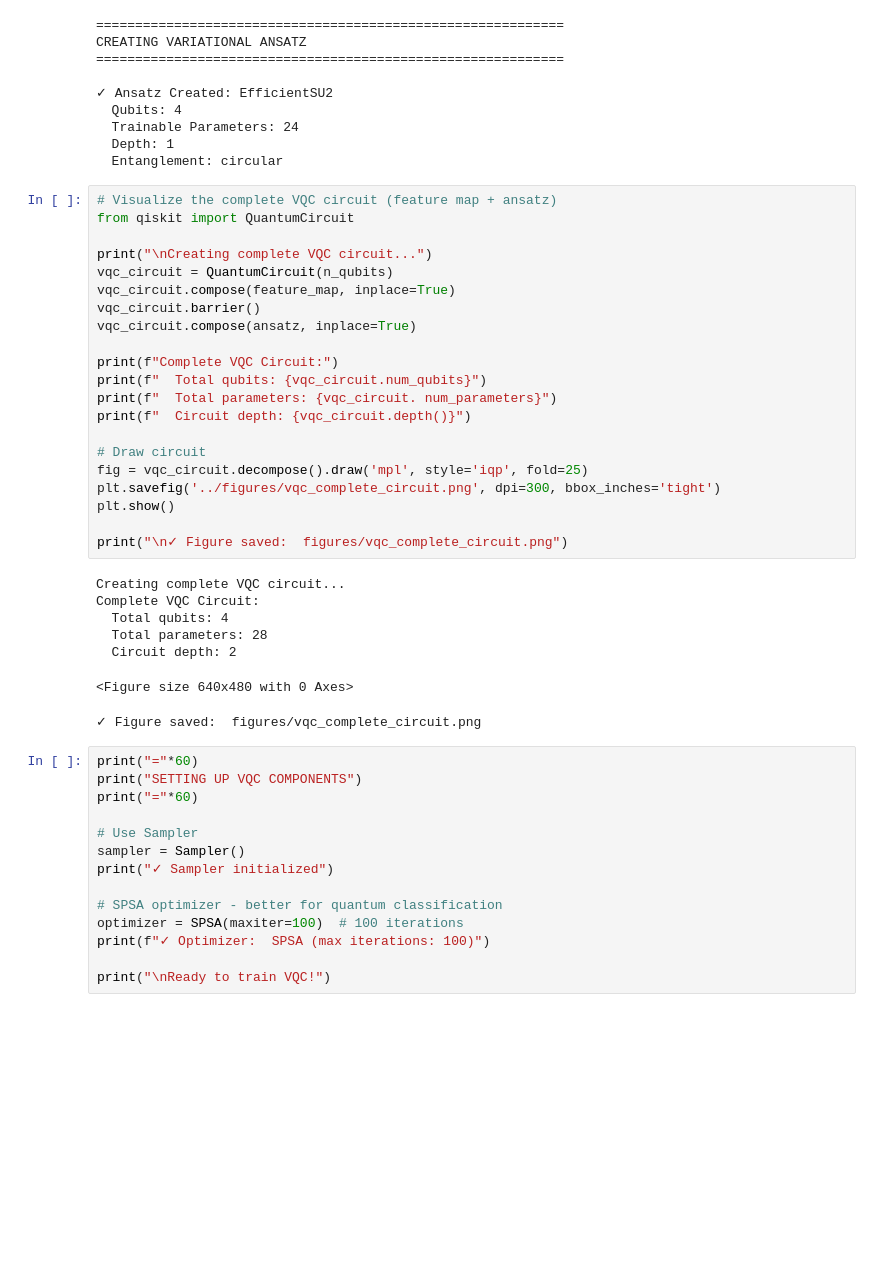
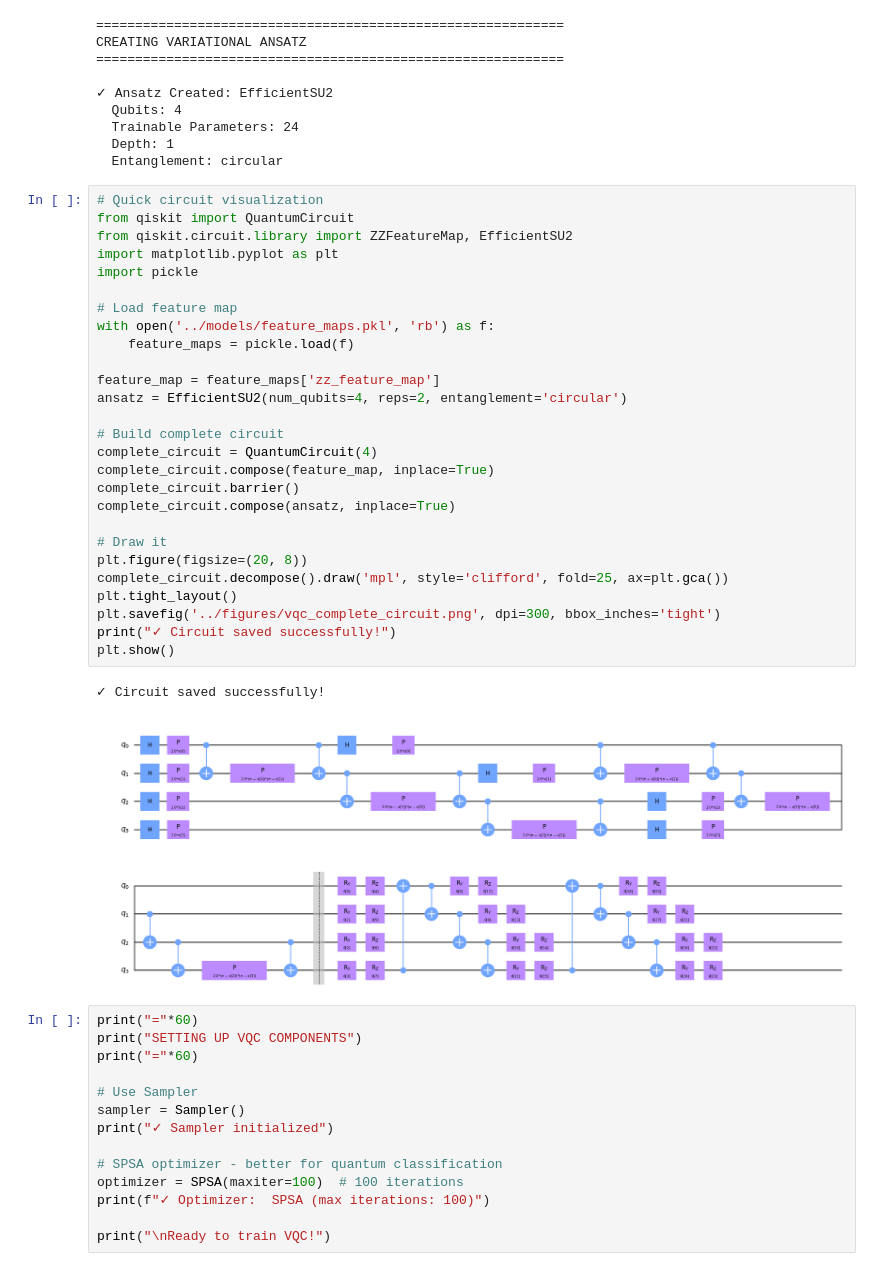
Before and after one commit to vishnubishnoi17/Quantum_fraud_detection, a Jupyter notebook: notebooks/04_vqc_training.ipynb, the cells around one changed output. Drawn from its saved outputs; the diff is of its cells as text; blank space fills up the shorter version.

```diff
--- a/notebooks/04_vqc_training.ipynb
+++ b/notebooks/04_vqc_training.ipynb
@@ -157,35 +165,36 @@ CREATING VARIATIONAL ANSATZ
   Trainable Parameters: 24
   Depth: 1
   Entanglement: circular
-# %%
-# Visualize the complete VQC circuit (feature map + ansatz)
-from qiskit import QuantumCircuit
-
-print("\nCreating complete VQC circuit...")
-vqc_circuit = QuantumCircuit(n_qubits)
-vqc_circuit.compose(feature_map, inplace=True)
-vqc_circuit.barrier()
-vqc_circuit.compose(ansatz, inplace=True)
-
-print(f"Complete VQC Circuit:")
-print(f"  Total qubits: {vqc_circuit.num_qubits}")
-print(f"  Total parameters: {vqc_circuit. num_parameters}")
-print(f"  Circuit depth: {vqc_circuit.depth()}")
-
-# Draw circuit
-fig = vqc_circuit.decompose().draw('mpl', style='iqp', fold=25)
-plt.savefig('../figures/vqc_complete_circuit.png', dpi=300, bbox_inches='tight')
-plt.show()
-
-print("\n✓ Figure saved:  figures/vqc_complete_circuit.png")
-# %% [output]
-Creating complete VQC circuit...
-Complete VQC Circuit:
-  Total qubits: 4
-  Total parameters: 28
-  Circuit depth: 2
-<Figure size 640x480 with 0 Axes>
-✓ Figure saved:  figures/vqc_complete_circuit.png
+# %%
+# Quick circuit visualization
+from qiskit import QuantumCircuit
+from qiskit.circuit.library import ZZFeatureMap, EfficientSU2
+import matplotlib.pyplot as plt
+import pickle
+
+# Load feature map
+with open('../models/feature_maps.pkl', 'rb') as f:
+    feature_maps = pickle.load(f)
+
+feature_map = feature_maps['zz_feature_map']
+ansatz = EfficientSU2(num_qubits=4, reps=2, entanglement='circular')
+
+# Build complete circuit
+complete_circuit = QuantumCircuit(4)
+complete_circuit.compose(feature_map, inplace=True)
+complete_circuit.barrier()
+complete_circuit.compose(ansatz, inplace=True)
+
+# Draw it
+plt.figure(figsize=(20, 8))
+complete_circuit.decompose().draw('mpl', style='clifford', fold=25, ax=plt.gca())
+plt.tight_layout()
+plt.savefig('../figures/vqc_complete_circuit.png', dpi=300, bbox_inches='tight')
+print("✓ Circuit saved successfully!")
+plt.show()
+# %% [output]
+✓ Circuit saved successfully!
+[figure, added]
 # %%
 print("="*60)
 print("SETTING UP VQC COMPONENTS")
```
Also changed, not shown: parts of 6 cells of this notebook, 6 other files.
